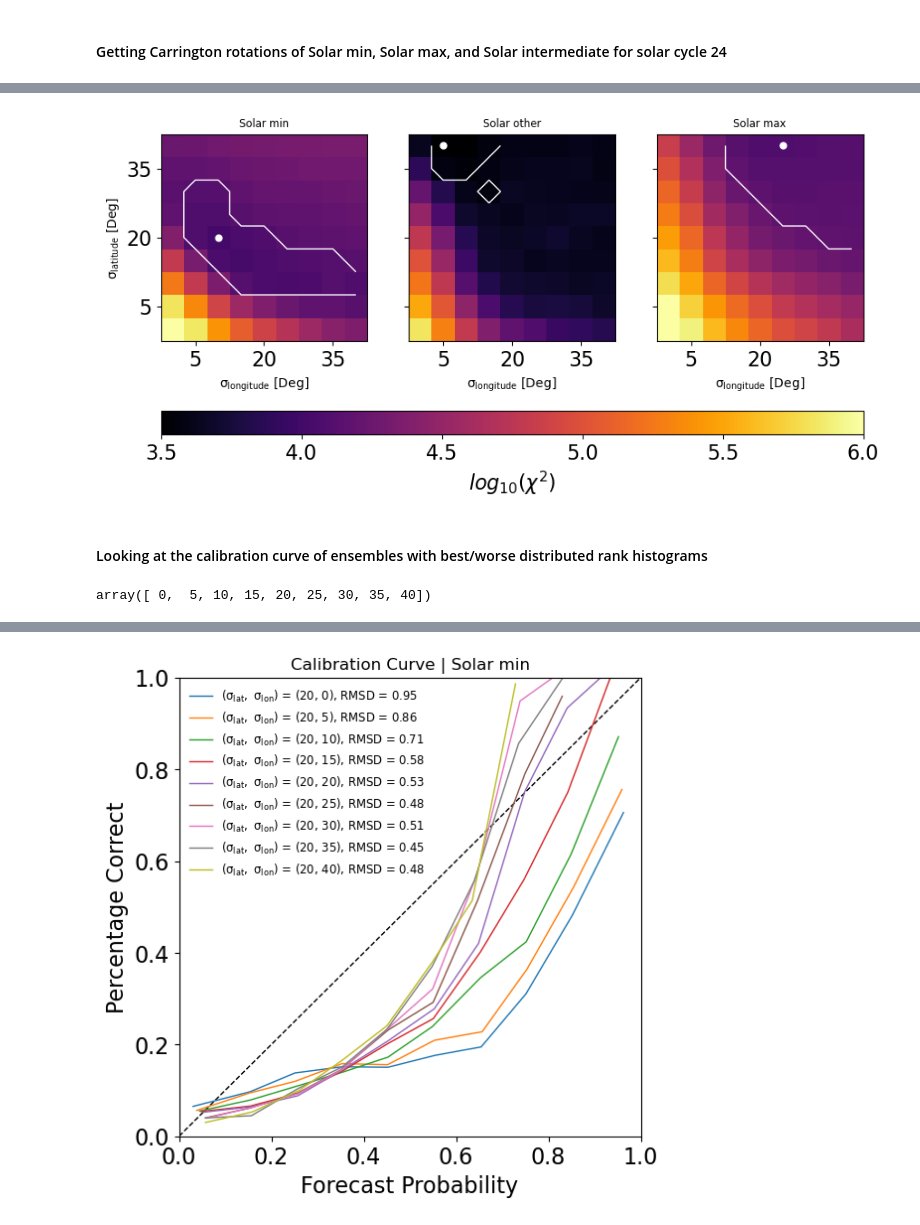
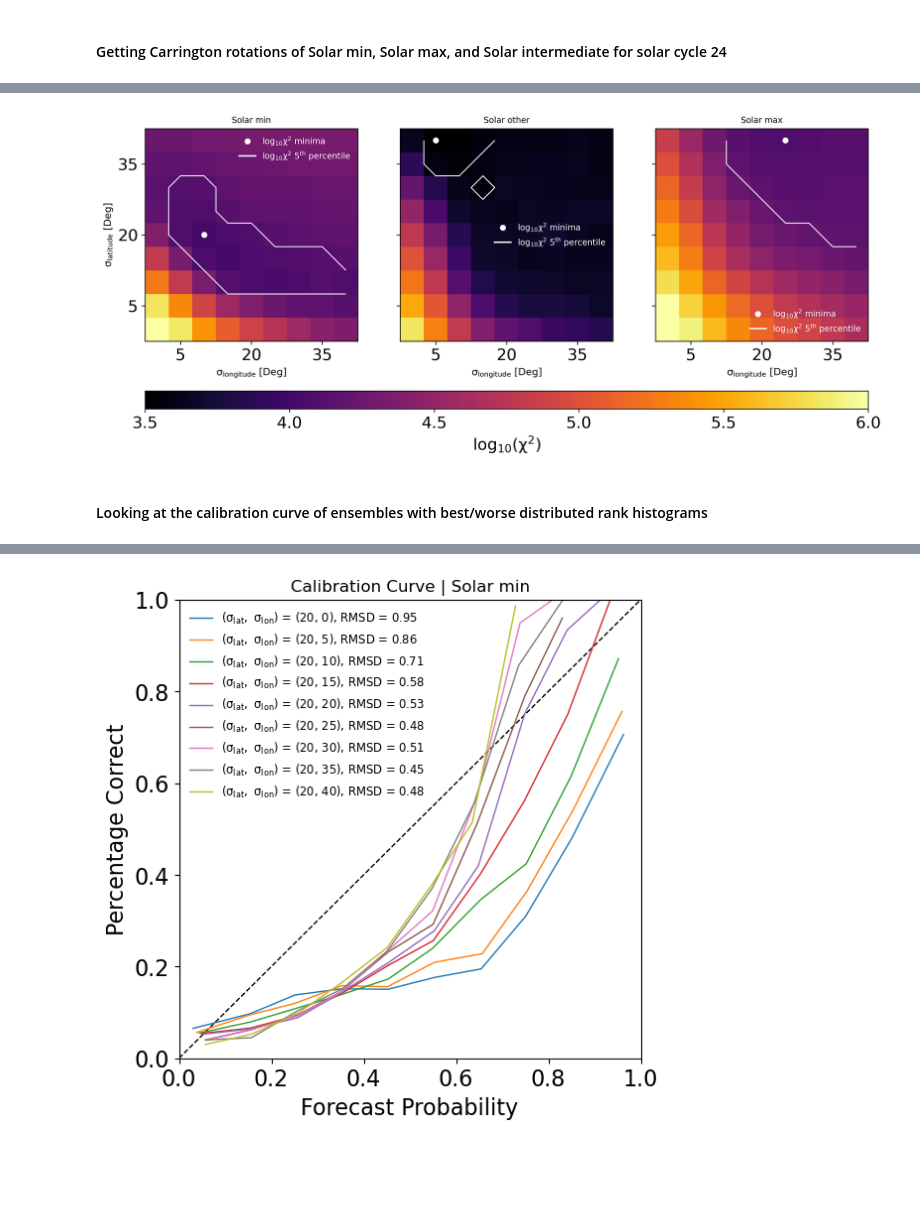
Before and after one commit to NathanielInatimi/Ensemble_Calibration, a Jupyter notebook: code/Ensemble_Calibration.ipynb, the cells around one changed output, grey strips where cells are left out. Cells and saved outputs as stored; diff of their text form; code cells hidden in the pictures; blank space fills up the shorter version.

Commit message:
Added percentile thresholds for Briers score and cost/loss analysis, added legends, extra info, correct labels to figures.

```diff
--- a/code/Ensemble_Calibration.ipynb
+++ b/code/Ensemble_Calibration.ipynb
@@ -515,50 +572,58 @@ for key in CR_chunk_key:
 rank_histogram_grids = [read_rank_hist_file(key) for key in CR_chunk_key]
 # %%
 
-fig, axes = plt.subplots(ncols = 3, nrows = 1, figsize = (10,10), sharex = True, sharey = True)
+fig, axes = plt.subplots(ncols = 3, nrows = 1, figsize = (13,6), sharex = True, sharey = True, dpi=300)
 axes = axes.flatten()
 
 lat_dev_list = [0,5,10,15,20,25,30,35,40]
 long_dev_list = np.linspace(0,40,len(lat_dev_list))
+
+loc_key = ['upper right', 'center right', 'lower right']
 
 for i, key in enumerate(CR_chunk_key):
 
     rank_hist = rank_histogram_grids[i]
 
     im = axes[i].imshow(np.log10(rank_hist), cmap='inferno', origin = 'lower', vmin = 3.5, vmax = 6)
 
     grid_range = np.max(np.log10(rank_hist)) - np.min(np.log10(rank_hist))
     within_5percent_of_min = np.log10(rank_hist) < np.min(np.log10(rank_hist)) + grid_range*0.05
     mindex = np.argwhere(np.log10(rank_hist)== np.min(np.log10(rank_hist)))[0]
-    axes[i].plot(mindex[1], mindex[0], marker = 'o', markersize = 5, color = 'white')
 
-    contours = axes[i].contour(within_5percent_of_min, levels = [0.5], colors='white', corner_mask = False, linewidths=1, label = r'$\mathrm{10^th percentile range}$')
     axes[i].set_title(f'Solar {key}', fontsize = 'small')
+
+    axes[i].plot(mindex[1], mindex[0], marker = 'o', markersize = 5, color = 'white', lw = 0, label = r'$\mathrm{\log_{10}{\chi^2}}$ minima')
+    axes[i].plot(mindex[1], mindex[0], color = 'white', label = r'$\mathrm{\log_{10}{\chi^2}~5^{th}}$ percentile')
+    contours = axes[i].contour(within_5percent_of_min, levels = [0.5], colors='white', corner_mask = False,
+                               linewidths=1, label = r'$\mathrm{5^th percentile range}$')
+
+    axes[i].legend(frameon = False, fontsize = 'small', labelcolor='linecolor', loc = loc_key[i])
+
 
 
 axes[0].set_yticks(np.arange(len(lat_dev_list))[1::3])
 axes[0].set_ylabel(r'$\mathrm{\sigma_{latitude}}$ [Deg]', fontsize = 'medium')
 axes[0].set_yticklabels(np.array([str(x) for x in lat_dev_list])[1::3])
 
 outer_x_index = [0,1,2]
 for x in outer_x_index:
     axes[x].set_xticks(np.arange(len(long_dev_list))[1::3])
     axes[x].set_xlabel(r'$\mathrm{\sigma_{longitude}}$ [Deg]', fontsize = 'medium')
     axes[x].set_xticklabels(np.array([f'{x:.0f}' for x in long_dev_list])[1::3], rotation = 0)
 
 # Create a single colorbar for all subplots
-cbar = fig.colorbar(im, ax=axes, pad=0.1, orientation = 'horizontal', aspect = 30) #, anchor = (-2,-2), aspect = 30)
-cbar.set_label(f'$log_{{10}}(\chi^2)$')
+cbar = fig.colorbar(im, ax=axes, pad=0.15, orientation = 'horizontal', aspect = 40) #, anchor = (-2,-2), aspect = 30)
+cbar.set_label(f'$\mathrm{{log_{{10}}(\chi^2)}}$')
 
 #plt.tight_layout()
 
-# fname = 'ChiSquareGrids_MMO.svg'
-# path = f'C:\\Users\\ct832900\\OneDrive - University of Reading\\Ensemble Calibration Paper\\Figures_01\\{fname}'
-# plt.savefig(path, format = 'svg', dpi = 300,bbox_inches='tight')
+fname = 'ChiSquareGrids_MMO.svg'
+path = f'C:\\Users\\ct832900\\OneDrive - University of Reading\\Ensemble Calibration Paper\\Figures_03\\{fname}'
+plt.savefig(path, format = 'svg', dpi = 300, bbox_inches='tight')
 
 plt.show()
 # %% [output]
-[figure, old version]
+[figure, new version]
 # %% [markdown]
 #### Looking at the calibration curve of ensembles with best/worse distributed rank histograms
 # %%
@@ -575,7 +640,3 @@ ensemble_members, observed_data = read_in_and_perturb_ensemble(CR_chunk=CR_chunk
                                                                 omni_data = omni_data, ensemble_size=ensemble_size)
 
 cal_curve = compute_calibration_curve(ensemble_members=ensemble_members, observed_data=observed_data['V'], event_threshold=event_threshold, num_bins = 10)
-# %%
-np.arange(0,45,5)
-# %% [output]
-array([ 0,  5, 10, 15, 20, 25, 30, 35, 40])
```
Also changed, not shown: parts of 44 cells of this notebook, 2 other files.
